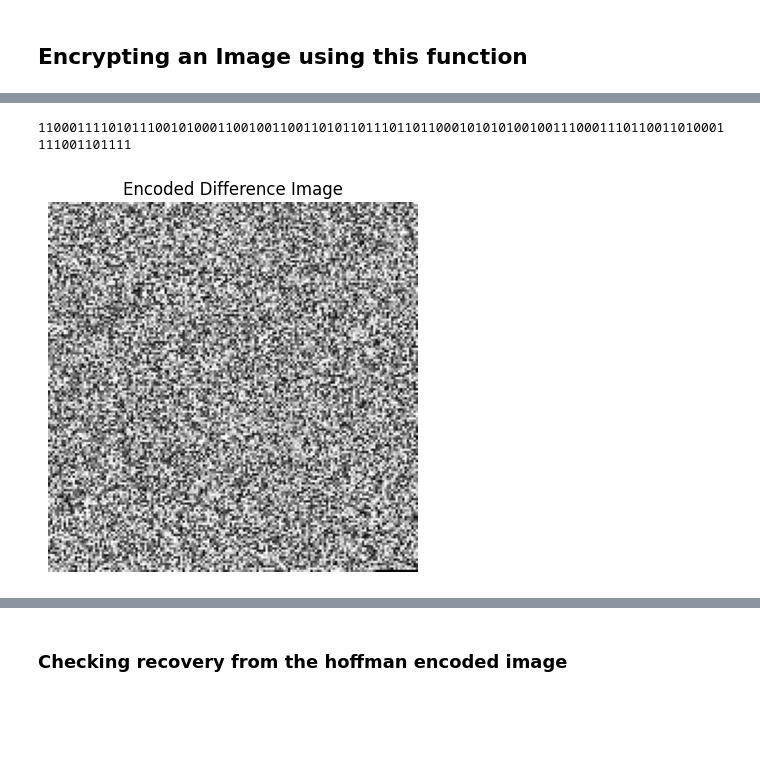
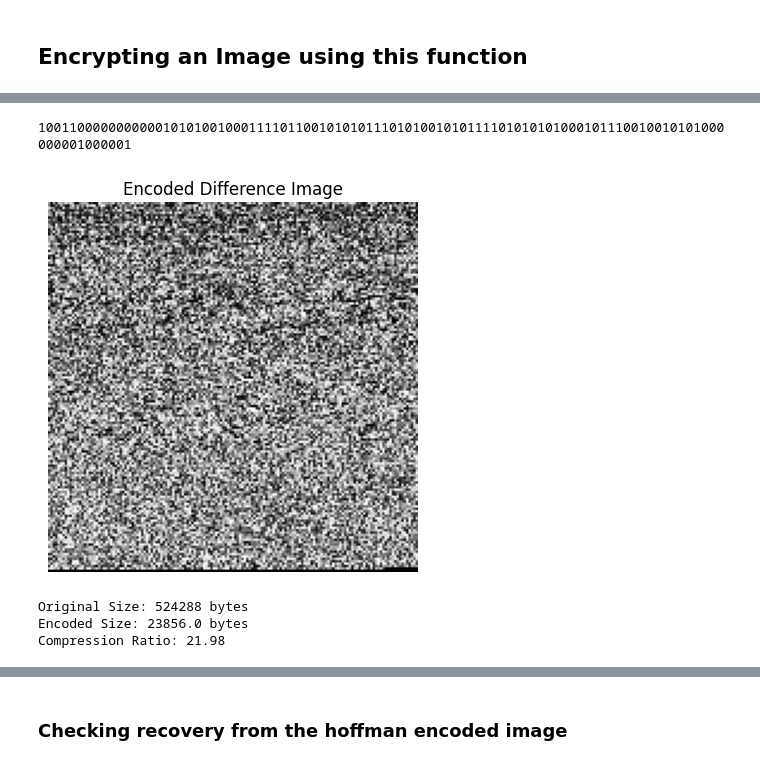
Before and after one commit to Vignaraj-pai/-t-n--Secret-Image-Sharing, a Jupyter notebook: code.ipynb, the cells around one changed output, grey strips where cells are left out. Cells and saved outputs as stored; diff of their text form; code cells hidden in the pictures; blank space fills up the shorter version.

```diff
--- a/code.ipynb
+++ b/code.ipynb
@@ -218,35 +220,48 @@ encoded_bytes = [encoded_pixels[i:i+8] for i in range(0, len(encoded_pixels), 8)
 # Handle the last byte if its length is less than 8
 if len(encoded_bytes[-1]) < 8:
     encoded_bytes[-1] = encoded_bytes[-1].ljust(8, '0')  # Pad with zeros
 
 # Convert encoded bytes to integers
 encoded_integers = [int(byte, 2) for byte in encoded_bytes]
 
 
 # Determine new image dimensions
 num_encoded_integers = len(encoded_integers)
 new_size = int(math.ceil(math.sqrt(num_encoded_integers)))
 new_image_shape = (new_size, new_size)
 
 # Create the new image matrix
 new_image = np.zeros(new_image_shape, dtype=np.uint64)
 
 # Populate the new image matrix with encoded integers
 for i in range(num_encoded_integers):
   row = i // new_size
   col = i % new_size
   if row < new_size and col < new_size:
     new_image[row, col] = encoded_integers[i]
 
 
 # Display the new image
 plt.imshow(new_image, cmap='gray')
 plt.title('Encoded Difference Image')
 plt.axis('off')
 plt.show()
+
+
+# Size of the original image vs the encoded image in bytes
+original_size = image.nbytes
+encoded_size = len(encoded_integers) * 8 / 8  # Convert bits to bytes
+
+compression_ratio = original_size / encoded_size
+print(f"Original Size: {original_size} bytes")
+print(f"Encoded Size: {encoded_size} bytes")
+print(f"Compression Ratio: {compression_ratio:.2f}")
 # %% [output]
-1100011110101110010100011001001100110101101110110110001010101001001110001110110011010001111001101111
+1001100000000000101010010001111011001010101110101001010111101010101000101110010010101000000001000001
-[figure, old version]
+[figure, new version]
+Original Size: 524288 bytes
+Encoded Size: 23856.0 bytes
+Compression Ratio: 21.98
 # %%
 # compare original and encoded image sizes
 original_size = image.size
```
Also changed, not shown: parts of 20 cells of this notebook, 5 other files.
